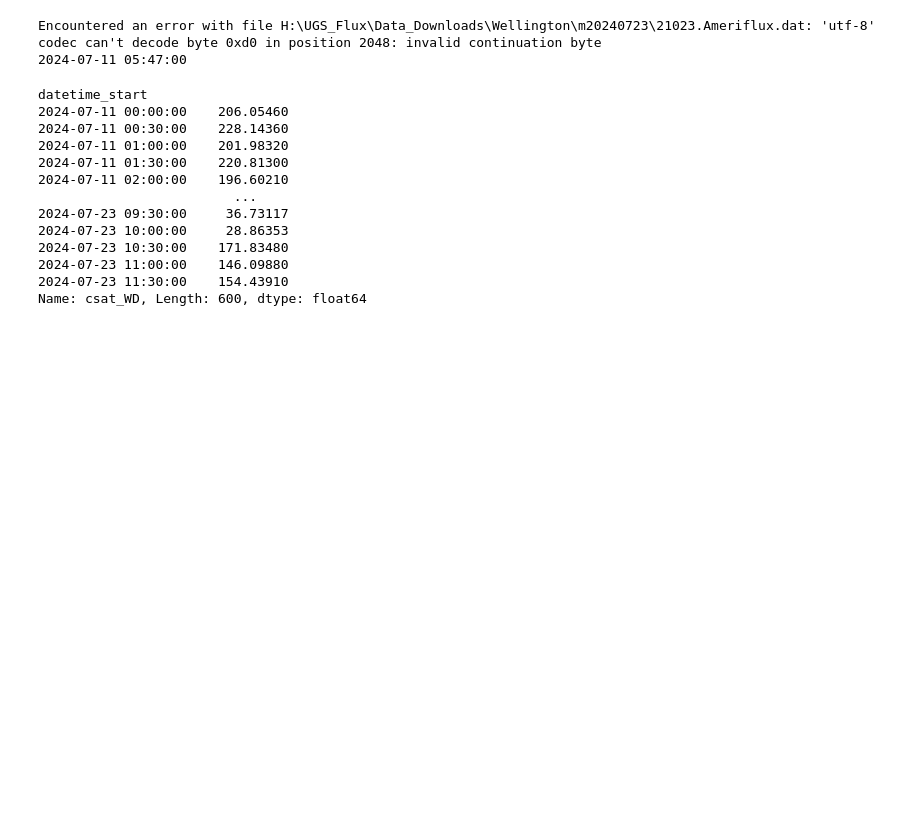
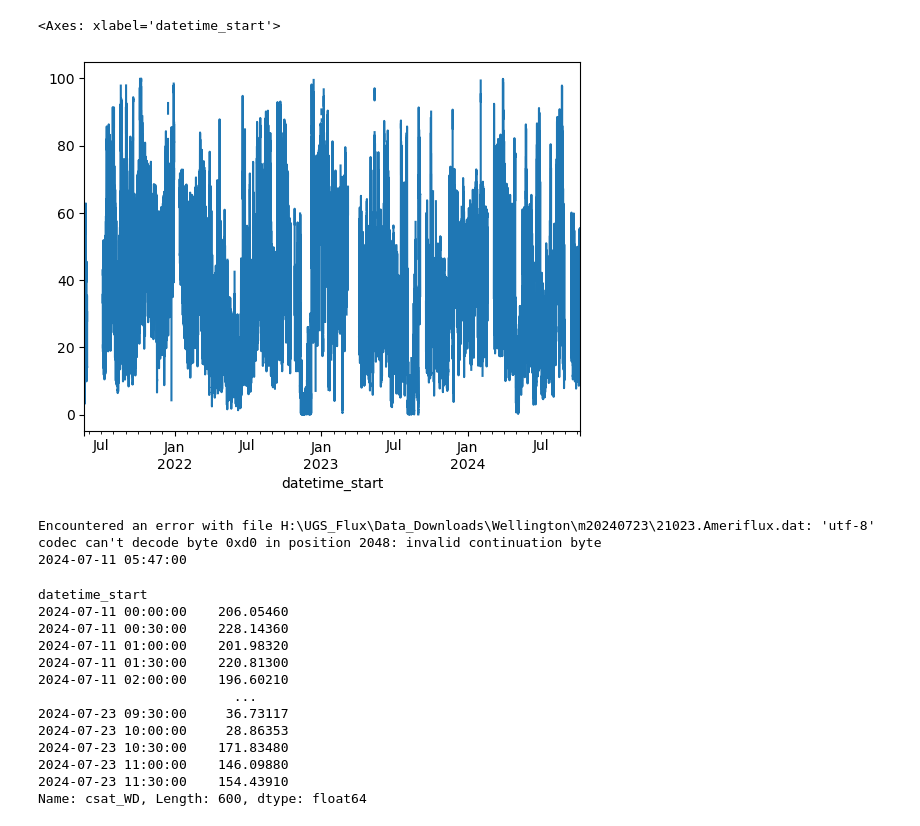
Before and after one commit to utah-geological-survey/MicroMet, a Jupyter notebook: Notebooks/DL_test.ipynb, the cells around one changed output. Cells and saved outputs as stored; diff of their text form; code cells hidden in the pictures; blank space fills up the shorter version.

```diff
--- a/Notebooks/DL_test.ipynb
+++ b/Notebooks/DL_test.ipynb
@@ -68,3 +94,8 @@ ValueError: invalid literal for int() with base 10: '(2)'
+# %%
+cdf.loc['US-UTW','rh_1_1_1'].replace(-9999,np.nan).plot()
+# %% [output]
+<Axes: xlabel='datetime_start'>
+[figure, added]
 # %%
 raw_fold = pathlib.Path('H:/UGS_Flux/Data_Downloads/Wellington')
 value = 'm20240723'
```
Also changed, not shown: parts of 2 cells of this notebook, 2 other files.
